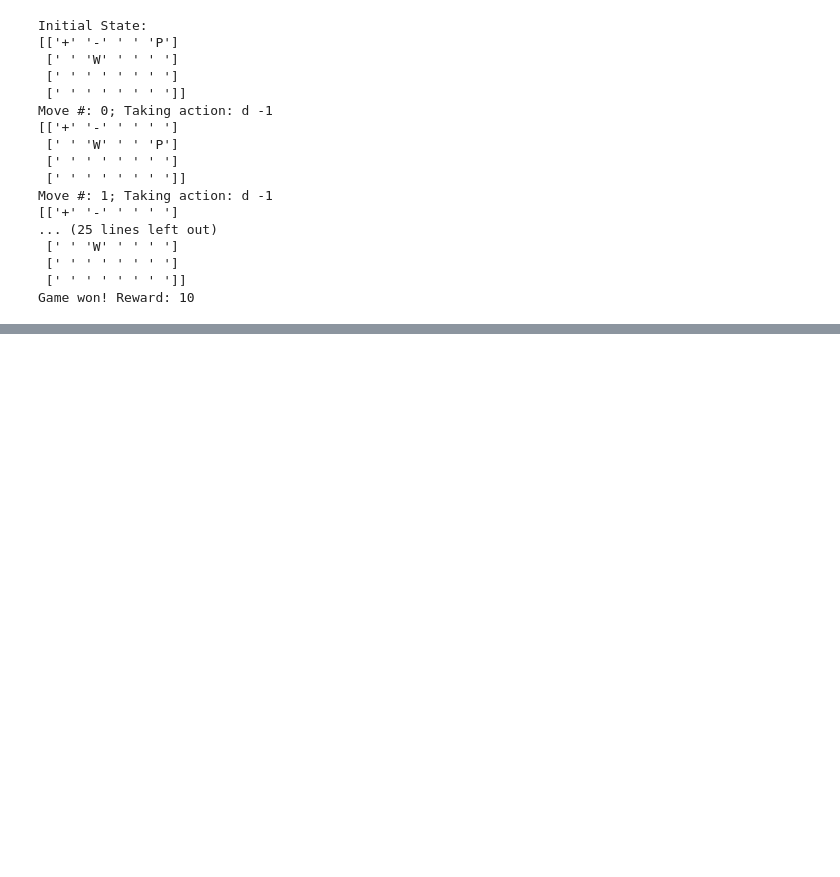
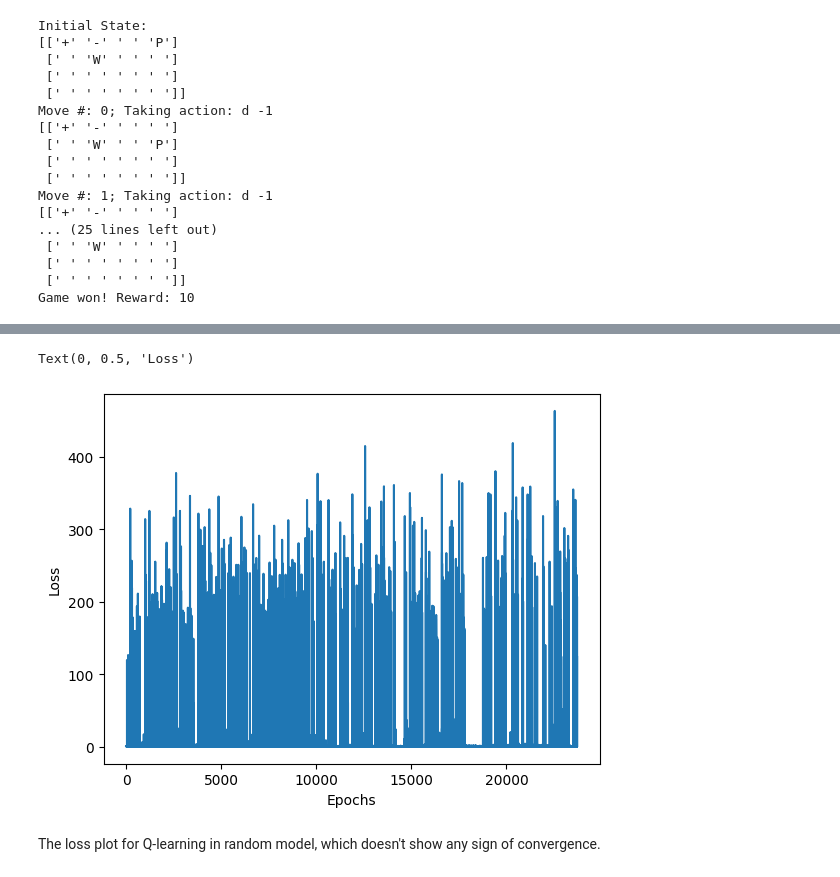
Before and after one commit to alextanhongpin/python-deep-reinforcement-learning-in-action, a Jupyter notebook: 03_deep_q_networks.ipynb, the cells around one changed output, grey strips where cells are left out. Drawn from its saved outputs; the diff is of its cells as text; code cells hidden in the pictures; blank space fills up the shorter version.

Commit message:
chore: add random mode

```diff
--- a/03_deep_q_networks.ipynb
+++ b/03_deep_q_networks.ipynb
@@ -203 +208,13 @@ Move #: 1; Taking action: l -1
 Game lost; too many moves.
+# %%
+model = create_model()
+losses = train_model(model, 'random')
+# %%
+plt.plot(range(len(losses)), losses)
+plt.xlabel('Epochs')
+plt.ylabel('Loss')
+# %% [output]
+Text(0, 0.5, 'Loss')
+[figure, added]
+# %% [markdown]
+The loss plot for Q-learning in random model, which doesn't show any sign of convergence.
```
Also changed, not shown: parts of 5 cells of this notebook.
